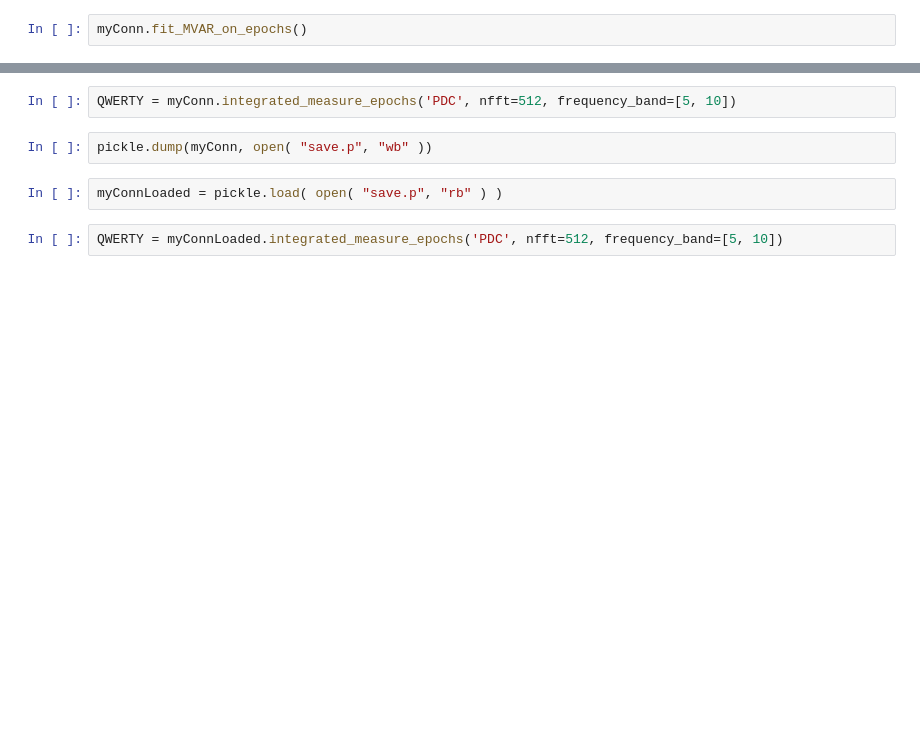
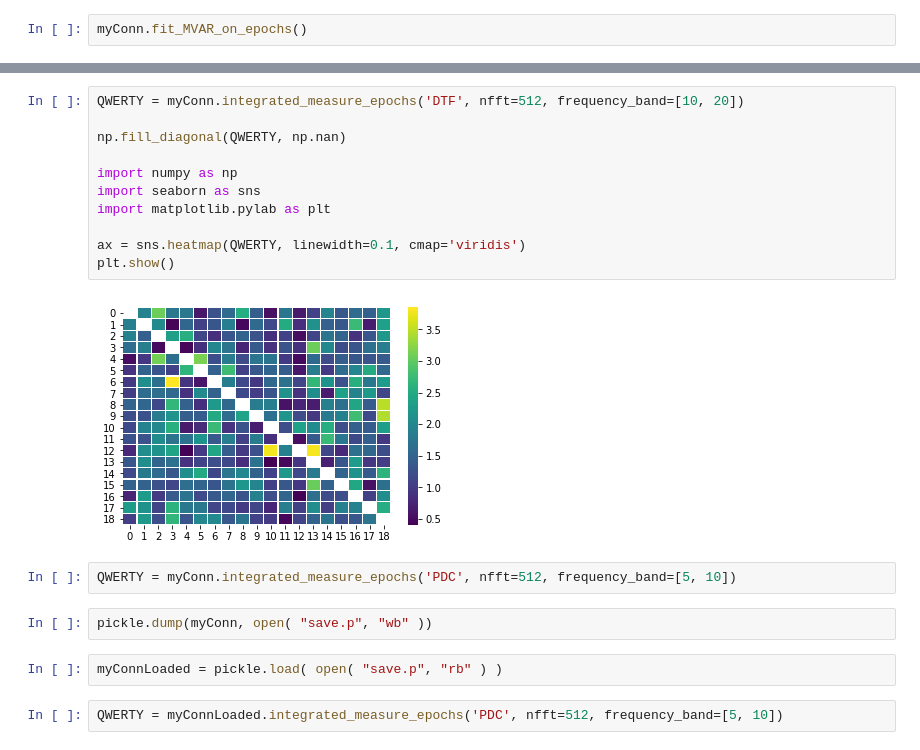
Before and after one commit to igor-casatti/brain_connectivity_epilepsy, a Jupyter notebook: Untitled.ipynb, the cells around one changed output, grey strips where cells are left out. Drawn from its saved outputs; the diff is of its cells as text; blank space fills up the shorter version.

```diff
--- a/Untitled.ipynb
+++ b/Untitled.ipynb
@@ -179,3 +77,16 @@ myConn.fit_MVAR_on_epochs()
+# %%
+QWERTY = myConn.integrated_measure_epochs('DTF', nfft=512, frequency_band=[10, 20])
+
+np.fill_diagonal(QWERTY, np.nan)
+
+import numpy as np
+import seaborn as sns
+import matplotlib.pylab as plt
+
+ax = sns.heatmap(QWERTY, linewidth=0.1, cmap='viridis')
+plt.show()
+# %% [output]
+[figure, added]
 # %%
 QWERTY = myConn.integrated_measure_epochs('PDC', nfft=512, frequency_band=[5, 10])
 # %%
```
Also changed, not shown: parts of 17 cells of this notebook, 2 other files.
